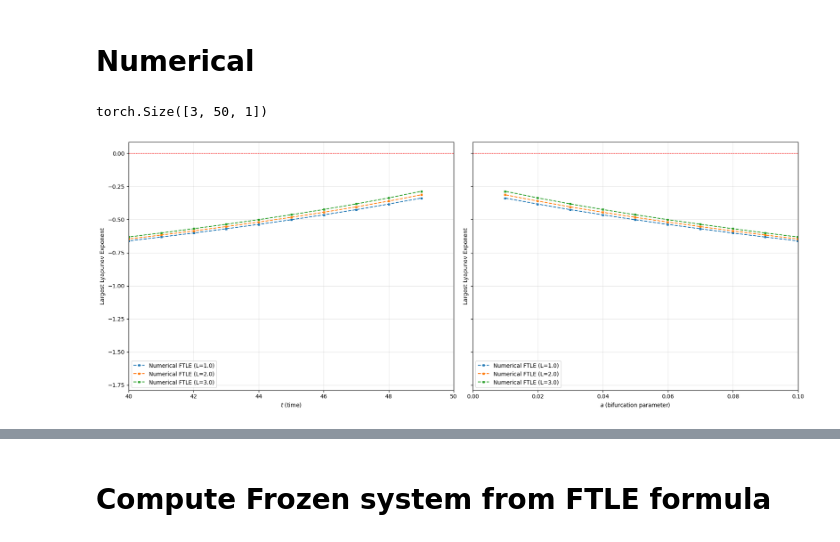
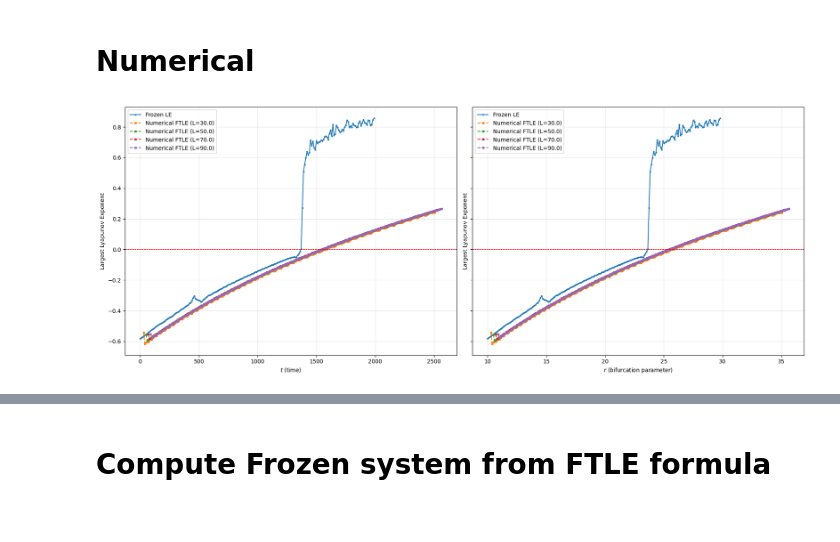
Before and after one commit to JPROSS18/JackRoss-PhD-Notes, a Jupyter notebook: NODE_Dynamic_Bifurcation_Parameter/Lyapunov_EWS_project/True_Lorenz_LE_v2.ipynb, the cells around one changed output, grey strips where cells are left out. Cells and saved outputs as stored; diff of their text form; code cells hidden in the pictures.

```diff
--- a/NODE_Dynamic_Bifurcation_Parameter/Lyapunov_EWS_project/True_Lorenz_LE_v2.ipynb
+++ b/NODE_Dynamic_Bifurcation_Parameter/Lyapunov_EWS_project/True_Lorenz_LE_v2.ipynb
@@ -100,32 +36,35 @@ plt.show()
 # %%
 device = torch.device("cpu")
 # %%
-init_tensor = torch.load("data/05-03-26-saddle_node_init_tensor.pt", map_location=device)
-lle_tensor = torch.load("data/05-03-26-saddle_node_lle_tensor.pt", map_location=device)
-L_values = torch.load("data/05-03-26-saddle_node_L_values.pt", map_location=device)
+init_tensor = torch.load("data/10-03-26-lorenz_init_tensor.pt", map_location=device)
+lle_tensor = torch.load("data/10-03-26-lorenz_lle_tensor.pt", map_location=device)
+L_values = torch.load("data/10-03-26-lorenz_L_values.pt", map_location=device)
+
+
+
+frozen_lle_tensor = torch.load("data/10-03-26-lorenz_frozen_lle_tensor.pt", map_location=device)
+frozen_init_tensor = torch.load("data/10-03-26-lorenz_frozen_init_tensor.pt", map_location=device)
 # %%
 # Build axes values from numerical tensors
-a_pts = init_tensor[:, 1].detach().cpu()
+r_pts = init_tensor[:, 3].detach().cpu()
 
 
 
-dadt = -0.01 # From previous fill
-t_func = lambda a: (a - 0.5)/dadt
-t_pts = t_func(a_pts)
+drdt = 0.01 # From previous fill
+t_func = lambda r: (r - 10)/drdt
+t_pts = t_func(r_pts)
-# %%
-lle_tensor.shape
-# %% [output]
-torch.Size([3, 50, 1])
 # %%
 fig, axes = plt.subplots(1, 2, figsize=(18, 7), sharey=True)
 
 
 
 # Left plot - FTLE vs time
+axes[0].plot(t_func(frozen_init_tensor[:, 3].detach().cpu()), frozen_lle_tensor[:, 0].detach().cpu(), linestyle='-', marker='o', markersize=2, label='Frozen LE')
 
 
-t_pts = t_func(a_pts)
+  # Shift r values by L*drdt to align with the correct time intervals
 for i in range(lle_tensor.shape[0]):
+    t_pts = t_func(r_pts+L_values[i].item()*drdt)
     axes[0].plot(
         t_pts,
         lle_tensor[i, :].detach().cpu(),
@@ -134,37 +73,39 @@ for i in range(lle_tensor.shape[0]):
         markersize=3,
         label=f'Numerical FTLE (L={L_values[i].item()})'
     )
 
-axes[0].set_xlim(40.0, 50.0)
+
 
 axes[0].axhline(y=0, color='r', linestyle='--', linewidth=0.8, alpha=1)
 axes[0].set_ylabel('Largest Lyapunov Exponent')
 axes[0].set_xlabel(r'$t$ (time)')
 axes[0].grid(True, alpha=0.3)
-axes[0].set_xlim(40.0, 50.0)
+
 axes[0].legend()
 
 # Right plot - FTLE vs bifurcation parameter a
-t_pts = t_func(a_pts)
+axes[1].plot(r_pts[:200], frozen_lle_tensor[:, 0].detach().cpu(), linestyle='-', marker='o', markersize=2, label='Frozen LE')
+
+t_pts = t_func(r_pts)
 for i in range(lle_tensor.shape[0]):
     axes[1].plot(
-        a_pts,
+        r_pts + L_values[i].item()*drdt,  # Shift r values by L*drdt to align with the correct time intervals
         lle_tensor[i, :].detach().cpu(),
         linestyle='--',
         marker='s',
         markersize=3,
         label=f'Numerical FTLE (L={L_values[i].item()})'
     )
 
 axes[1].axhline(y=0, color='r', linestyle='--', linewidth=0.8, alpha=1)
 axes[1].set_ylabel('Largest Lyapunov Exponent')
-axes[1].set_xlabel(r'$a$ (bifurcation parameter)')
+axes[1].set_xlabel(r'$r$ (bifurcation parameter)')
 axes[1].grid(True, alpha=0.3)
-axes[1].set_xlim(0.0, 0.1)
+
 axes[1].legend()
 
 
 plt.tight_layout()
 plt.show()
 # %% [output]
-[figure, old version]
+[figure, new version]
```
Also changed, not shown: parts of 17 cells of this notebook, 14 other files.
